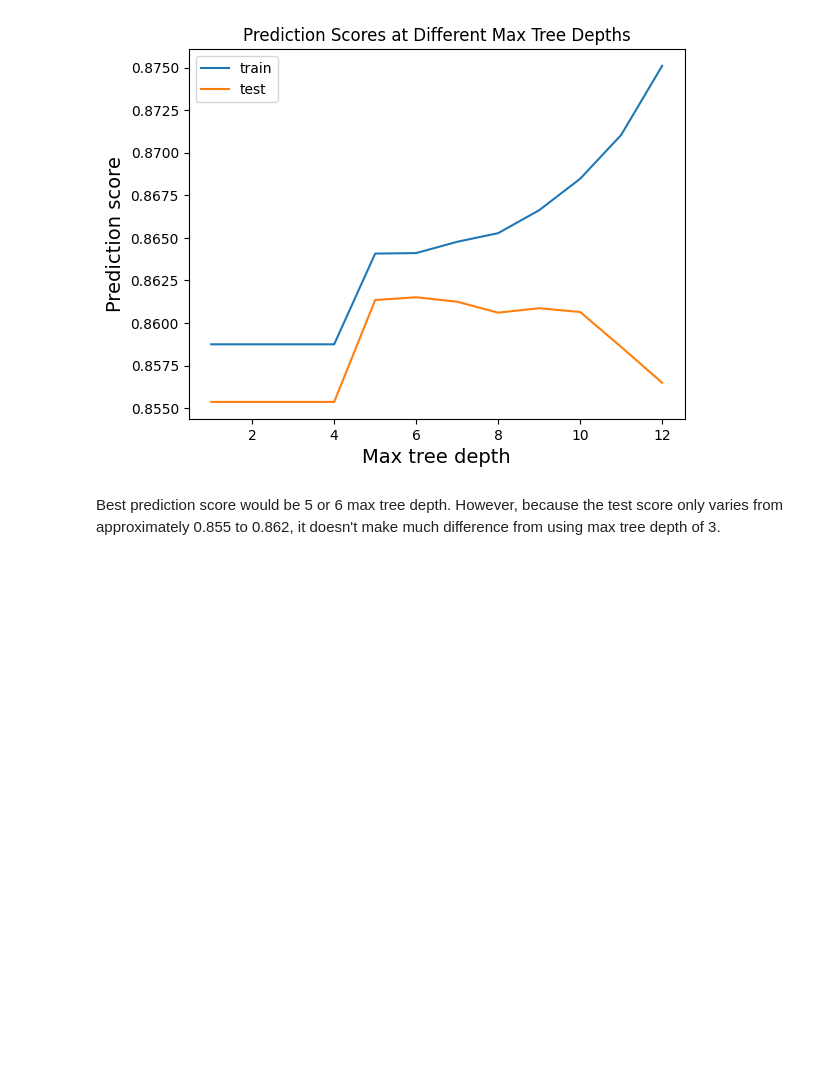
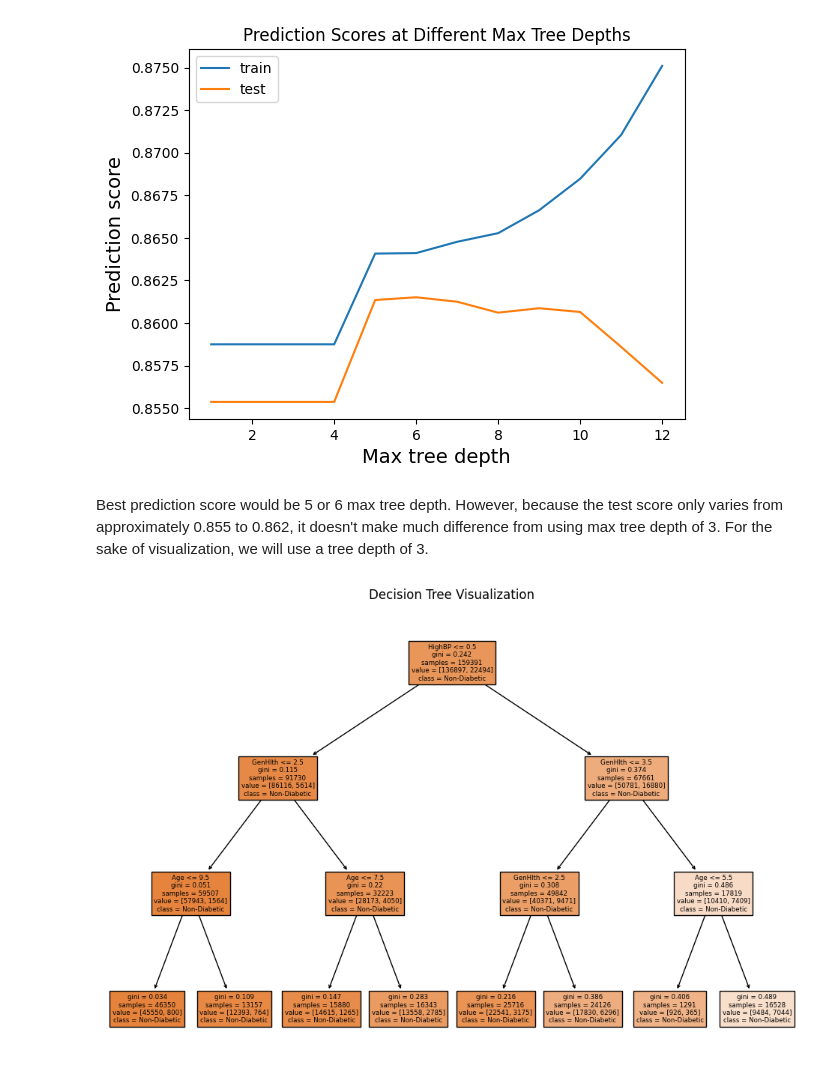
Before and after one commit to singfila/data110_diabetes_project, a Jupyter notebook: data110_final_project.ipynb, the cells around one changed output. Cells and saved outputs as stored; diff of their text form; code cells hidden in the pictures; blank space fills up the shorter version.

```diff
--- a/data110_final_project.ipynb
+++ b/data110_final_project.ipynb
@@ -236,4 +238,27 @@ ax.set_title("Prediction Scores at Different Max Tree Depths")
 Text(0.5, 1.0, 'Prediction Scores at Different Max Tree Depths')
 [figure]
 # %% [markdown]
-Best prediction score would be 5 or 6 max tree depth. However, because the test score only varies from approximately 0.855 to 0.862, it doesn't make much difference from using max tree depth of 3.
+Best prediction score would be 5 or 6 max tree depth. However, because the test score only varies from approximately 0.855 to 0.862, it doesn't make much difference from using max tree depth of 3. For the sake of visualization, we will use a tree depth of 3.
+# %%
+# Custom function to randomly select a subset of features
+def select_random_features(X_train, X_test, n_features):
+    """Randomly selects n_features from X_train and X_test."""
+    selected_columns = X_train.sample(n=n_features, axis=1, random_state=random.randint(0, 1000)).columns
+    return X_train[selected_columns], X_test[selected_columns]
+# %%
+# Custom function to train and visualize a decision tree
+
+def train_and_visualize_tree(X, y, max_depth=3):
+    """Train a decision tree and visualize it."""
+    X_train, X_test, y_train, y_test = train_test_split(X, y, test_size=0.2, random_state=42)
+    tree_model = DecisionTreeClassifier(max_depth=max_depth, random_state=42)
+    tree_model.fit(X_train, y_train)
+
+    # Visualizing the tree
+    plt.figure(figsize=(12, 8))
+    plot_tree(tree_model, feature_names=X.columns, class_names=['Non-Diabetic', 'Diabetic'], filled=True)
+    plt.title("Decision Tree Visualization")
+    plt.show()
+
+    # Return the most important feature (root node)
+    return X.columns[np.argmax(tree_model.feature_importances_)]
@@ -239,0 +290,8 @@ Best prediction score would be 5 or 6 max tree depth. However, because the test
+# %%
+# Randomly select 5 features
+X_train_selected, X_test_selected = select_random_features(X_train, X_test, n_features=5)
+# %%
+# Train a decision tree on the selected features
+decision_tree = train_and_visualize_tree(X_train_selected, y_train, max_depth=3)
+# %% [output]
+[figure, added]
```
Also changed, not shown: parts of 3 cells of this notebook.
